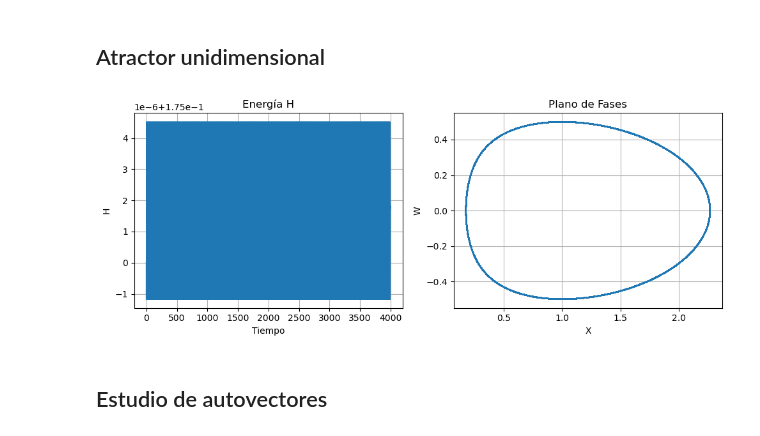
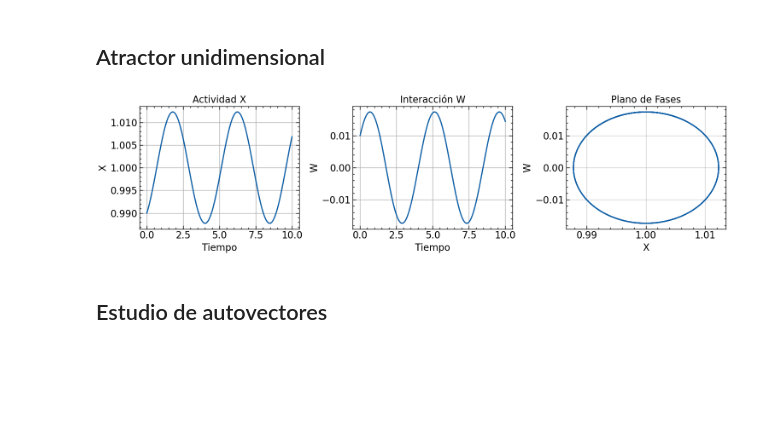
Before and after one commit to OlmoGH/Edge-of-chaos, a Jupyter notebook: Autovalores_de_matrices/LaTex/figuras.ipynb, the cells around one changed output. Cells and saved outputs as stored; diff of their text form; code cells hidden in the pictures; blank space fills up the shorter version.

```diff
--- a/Autovalores_de_matrices/LaTex/figuras.ipynb
+++ b/Autovalores_de_matrices/LaTex/figuras.ipynb
@@ -628,14 +752,14 @@ import numpy as np
 import matplotlib.pyplot as plt
 
 # Parámetros
-time = 4000
+time = 10
 dt = 0.02  # En métodos simplécticos puedes usar un dt fijo razonable
 steps = int(time / dt)
-alpha = 0.1
+alpha = 1
 
 # Condiciones iniciales originales
-X_0 = 1.0
-W_0 = 0.5
+X_0 = 0.99
+W_0 = 0.01
 
 # Transformación a variables canónicas (q, p)
 q = np.zeros(steps)
@@ -648,41 +772,48 @@ for t in range(0, steps - 1):
     # 1. Medio paso para el momento p
     p_half = p[t] + 0.5 * dt * (alpha * (1.0 - np.exp(2.0 * q[t])))
 
     # 2. Paso completo para la posición q usando el p intermedio
     q[t+1] = q[t] + dt * p_half
 
     # 3. Segundo medio paso para el momento p usando el q nuevo
     p[t+1] = p_half + 0.5 * dt * (alpha * (1.0 - np.exp(2.0 * q[t+1])))
 
 # Deshacemos el cambio de variable para volver a la física original
 X = np.exp(q)
 W = p
 
 # Calculamos el Hamiltoniano para verificar la conservación
 H = 0.5 * W**2 + 0.5 * alpha * X**2 - alpha * np.log(np.abs(X))
 
 # --- Gráficas ---
 t_axis = np.linspace(0, time, steps)
 
-plt.figure(figsize=(10, 4))
-plt.subplot(1, 2, 1)
-plt.plot(t_axis, H)
-plt.title("Energía H")
+plt.figure(figsize=(15, 4))
+plt.subplot(1, 3, 1)
+plt.plot(t_axis, X)
+plt.title("Actividad X")
 plt.xlabel("Tiempo")
-plt.ylabel("H")
+plt.ylabel("X")
 plt.grid(True)
 
-plt.subplot(1, 2, 2)
+plt.subplot(1, 3, 2)
+plt.plot(t_axis, W)
+plt.title("Interacción W")
+plt.xlabel("Tiempo")
+plt.ylabel("W")
+plt.grid(True)
+
+plt.subplot(1, 3, 3)
 plt.plot(X, W)
 plt.title("Plano de Fases")
 plt.xlabel("X")
 plt.ylabel("W")
-plt.grid(True)
+plt.grid(True, alpha=0.6)
 
 plt.tight_layout()
 plt.show()
 # %% [output]
-[figure, old version]
+[figure, new version]
 # %% [markdown]
 ## Estudio de autovectores
 # %%
```
Also changed, not shown: parts of 29 cells of this notebook, 12 other files.
